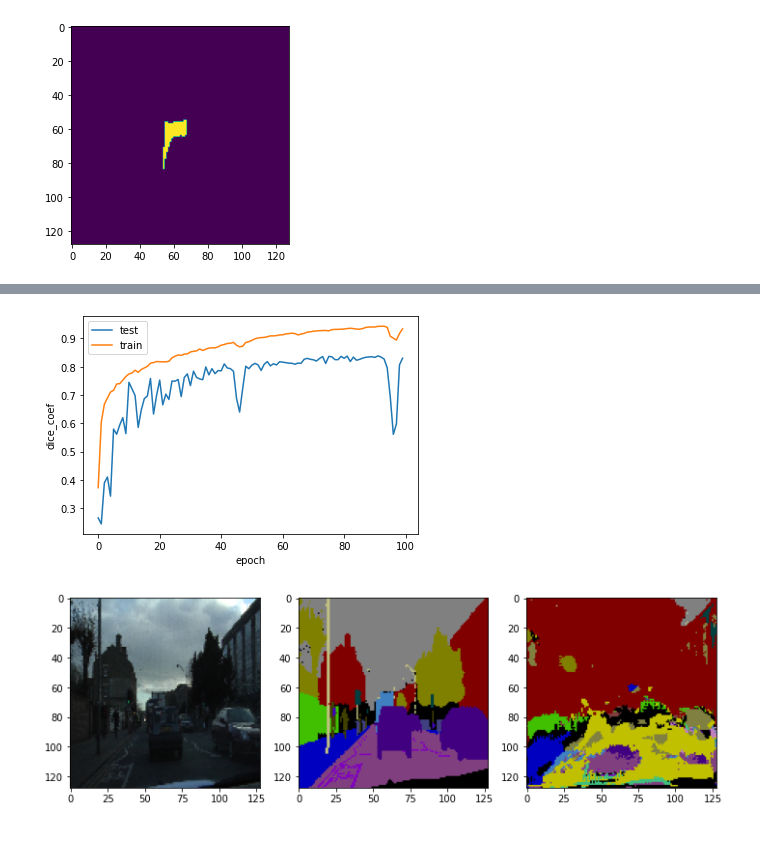
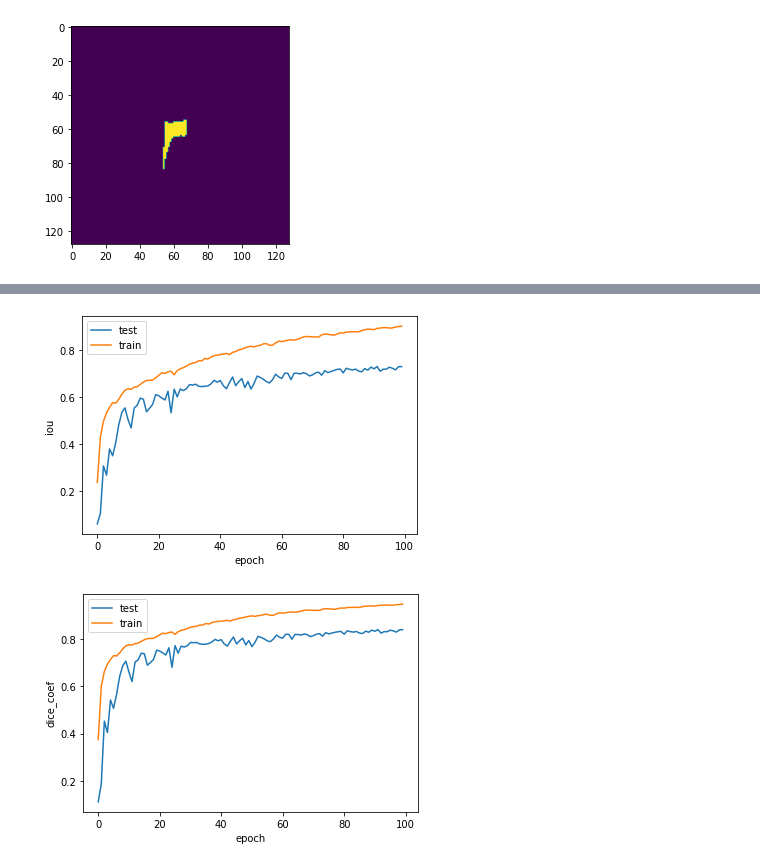
Before and after one commit to IsidoraSlavkovic/image-segmentation, a Jupyter notebook: CamVid.ipynb, the cells around one changed output, grey strips where cells are left out. Cells and saved outputs as stored; diff of their text form; code cells hidden in the pictures; blank space fills up the shorter version.

```diff
--- a/CamVid.ipynb
+++ b/CamVid.ipynb
@@ -355,13 +333,18 @@ plt.show()
+# %%
+plt.plot(model.history.history['val_iou'], label='test')
+plt.plot(model.history.history['iou'], label='train')
+plt.legend()
+plt.xlabel('epoch')
+plt.ylabel('iou')
+plt.show()
+# %% [output]
+[figure, added]
 # %%
-plt.plot(model2.history.history['val_dice_coef'], label='test')
-plt.plot(model2.history.history['dice_coef'], label='train')
+plt.plot(model.history.history['val_dice_coef'], label='test')
+plt.plot(model.history.history['dice_coef'], label='train')
 plt.legend()
 plt.xlabel('epoch')
 plt.ylabel('dice_coef')
 plt.show()
 # %% [output]
-[figure, old version]
+[figure, new version]
-# %%
-show_prediction(model1, 10, dataset.train_images, dataset.train_masks, X_train)
-# %% [output]
-[figure, removed]
```
Also changed, not shown: parts of 41 cells of this notebook.
